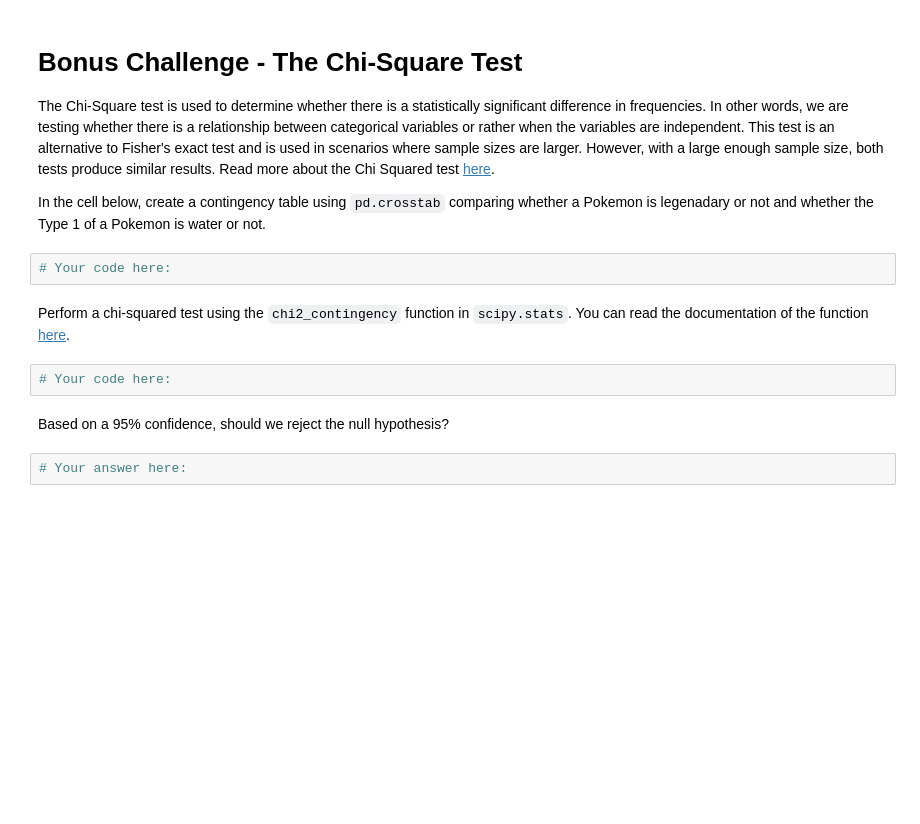
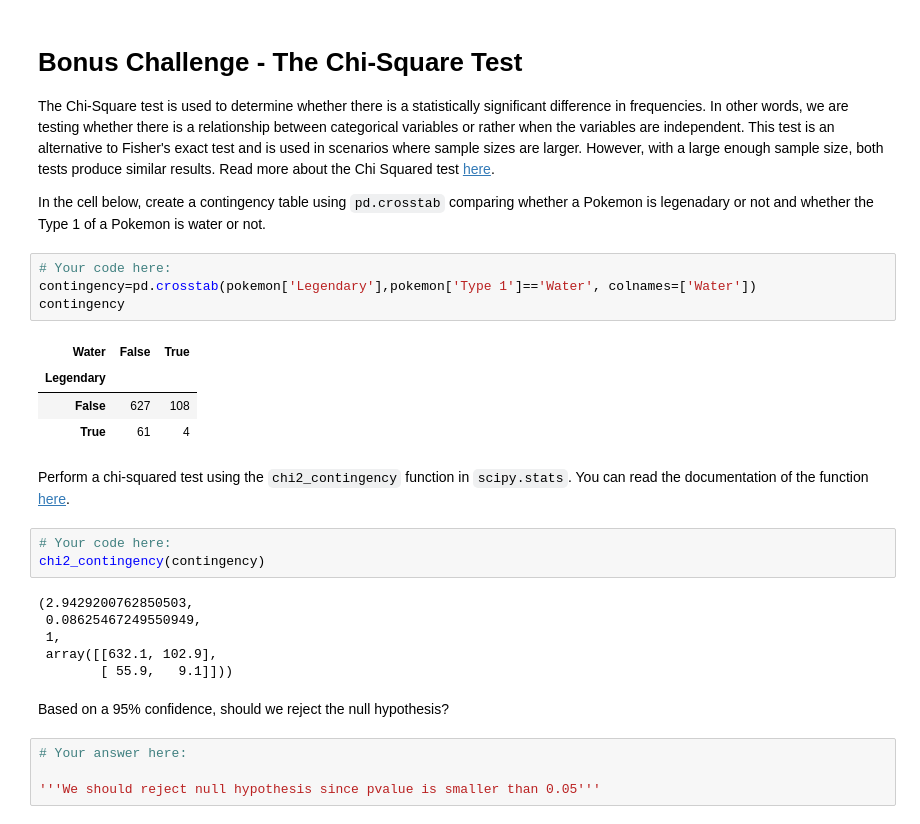
Before and after one commit to DiegoMerello/dataptmad1121_labs, a Jupyter notebook: module-2/two-sample-hypothesis-tests/your-code/main.ipynb, the cells around one changed output. Saved outputs shown, nothing was run; the diff lists cells and outputs as text; blank space fills up the shorter version.

```diff
--- a/module-2/two-sample-hypothesis-tests/your-code/main.ipynb
+++ b/module-2/two-sample-hypothesis-tests/your-code/main.ipynb
@@ -251,13 +270,29 @@ Import the `ttest_1samp` function and perform a one sample t-test of the differe
 The Chi-Square test is used to determine whether there is a statistically significant difference in frequencies. In other words, we are testing whether there is a relationship between categorical variables or rather when the variables are independent. This test is an alternative to Fisher's exact test and is used in scenarios where sample sizes are larger. However, with a large enough sample size, both tests produce similar results. Read more about the Chi Squared test [here](https://en.wikipedia.org/wiki/Chi-squared_test).
 
 In the cell below, create a contingency table using `pd.crosstab` comparing whether a Pokemon is legenadary or not and whether the Type 1 of a Pokemon is water or not.
-# %%
-# Your code here:
+# %%
+# Your code here:
+contingency=pd.crosstab(pokemon['Legendary'],pokemon['Type 1']=='Water', colnames=['Water'])
+contingency
+# %% [output]
+| Water | False | True |
+| Legendary |  |  |
+| False | 627 | 108 |
+| True | 61 | 4 |
 # %% [markdown]
 Perform a chi-squared test using the `chi2_contingency` function in `scipy.stats`. You can read the documentation of the function [here](https://docs.scipy.org/doc/scipy-0.15.1/reference/generated/scipy.stats.chi2_contingency.html).
 # %%
 # Your code here:
+chi2_contingency(contingency)
+# %% [output]
+(2.9429200762850503,
+ 0.08625467249550949,
+ 1,
+ array([[632.1, 102.9],
+        [ 55.9,   9.1]]))
 # %% [markdown]
 Based on a 95% confidence, should we reject the null hypothesis?
-# %%
-# Your answer here:
+# %%
+# Your answer here:
+
+'''We should reject null hypothesis since pvalue is smaller than 0.05'''
```
Also changed, not shown: parts of 8 cells of this notebook.
